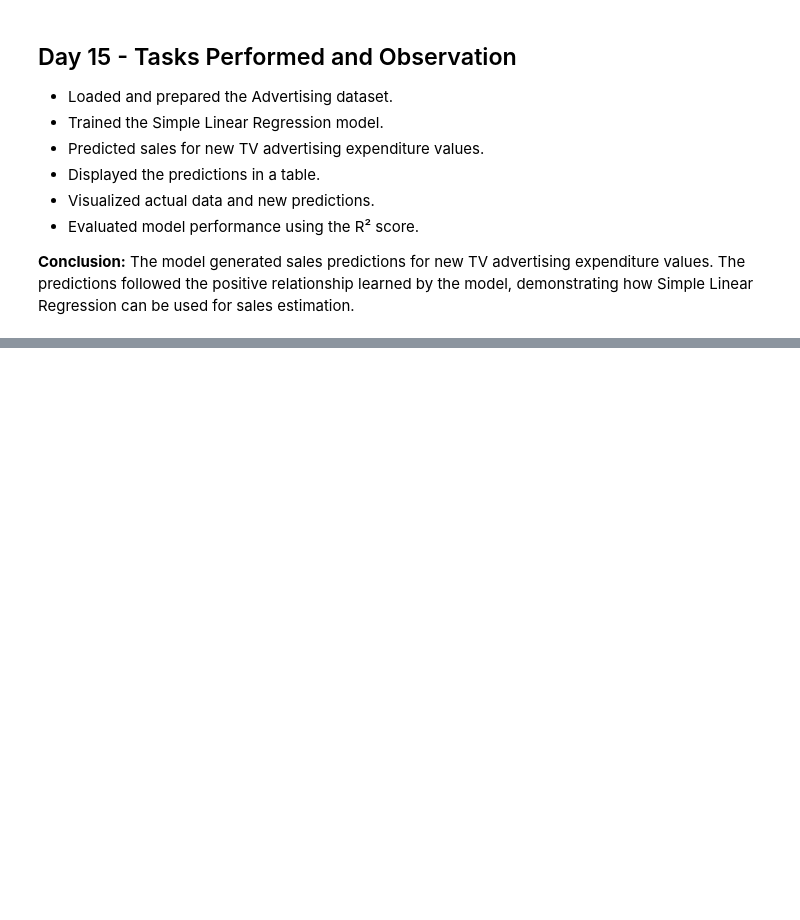
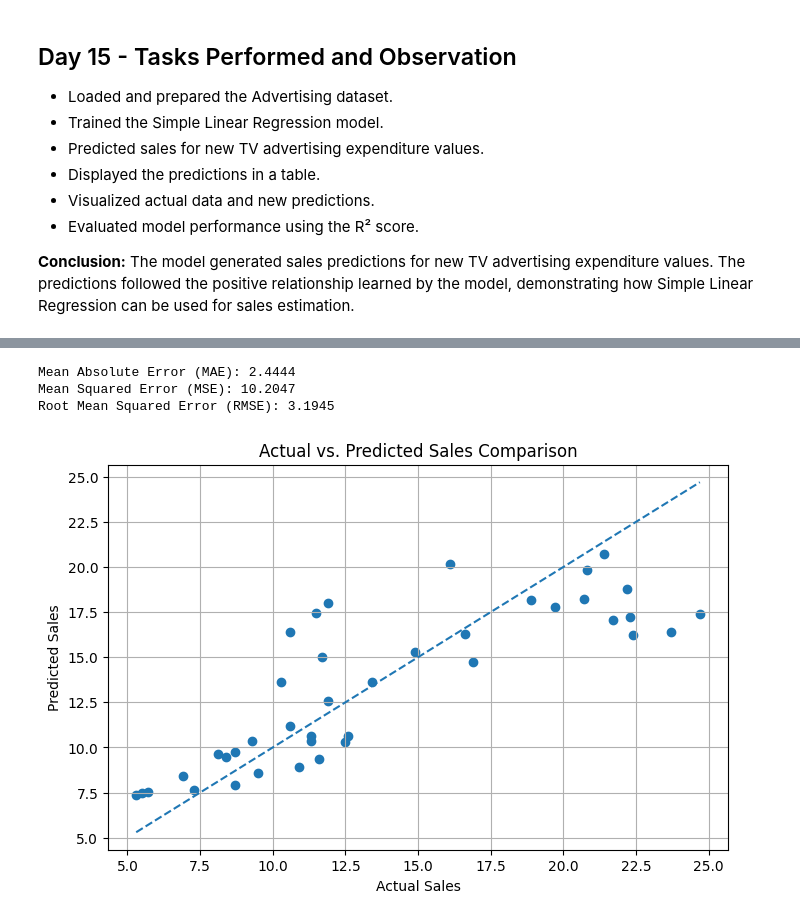
Before and after one commit to shreeshreeya69-crypto/simple-linear-regression-ybi, a Jupyter notebook: Simple_Linear_Regression_YBI.ipynb, the cells around one changed output, grey strips where cells are left out. Cells and saved outputs as stored; diff of their text form; code cells hidden in the pictures; blank space fills up the shorter version.

Commit message:
Day 16 - Actual vs Predicted Sales Comparison

```diff
--- a/Simple_Linear_Regression_YBI.ipynb
+++ b/Simple_Linear_Regression_YBI.ipynb
@@ -1658,0 +1680,10 @@ R² Score: 0.6767
+# %%
+X = df[['TV']]
+y = df['sales']
+
+X_train, X_test, y_train, y_test = train_test_split(
+    X, y, test_size=0.2, random_state=42
+)
+
+print("Training data:", X_train.shape)
+print("Testing data:", X_test.shape)
@@ -1658,0 +1693,6 @@ R² Score: 0.6767
+# %%
+model = LinearRegression()
+
+model.fit(X_train, y_train)
+
+print("Model trained successfully!")
@@ -1658,0 +1701,8 @@ R² Score: 0.6767
+# %%
+y_pred = model.predict(X_test)
+
+print("Actual Sales:")
+print(y_test.head())
+
+print("\nPredicted Sales:")
+print(y_pred[:5])
@@ -1658,0 +1745,37 @@ R² Score: 0.6767
+# %%
+from sklearn.metrics import mean_absolute_error, mean_squared_error
+import numpy as np
+
+mae = mean_absolute_error(y_test, y_pred)
+mse = mean_squared_error(y_test, y_pred)
+rmse = np.sqrt(mse)
+
+print("Mean Absolute Error (MAE):", round(mae, 4))
+print("Mean Squared Error (MSE):", round(mse, 4))
+print("Root Mean Squared Error (RMSE):", round(rmse, 4))
+# %% [output]
+Mean Absolute Error (MAE): 2.4444
+Mean Squared Error (MSE): 10.2047
+Root Mean Squared Error (RMSE): 3.1945
+# %%
+plt.figure(figsize=(8, 5))
+
+plt.scatter(y_test, y_pred)
+
+min_value = min(y_test.min(), y_pred.min())
+max_value = max(y_test.max(), y_pred.max())
+
+plt.plot(
+    [min_value, max_value],
+    [min_value, max_value],
+    linestyle='--'
+)
+
+plt.xlabel("Actual Sales")
+plt.ylabel("Predicted Sales")
+plt.title("Actual vs. Predicted Sales Comparison")
+
+plt.grid(True)
+plt.show()
+# %% [output]
+[figure, added]
```
Also changed, not shown: parts of 7 cells of this notebook.
